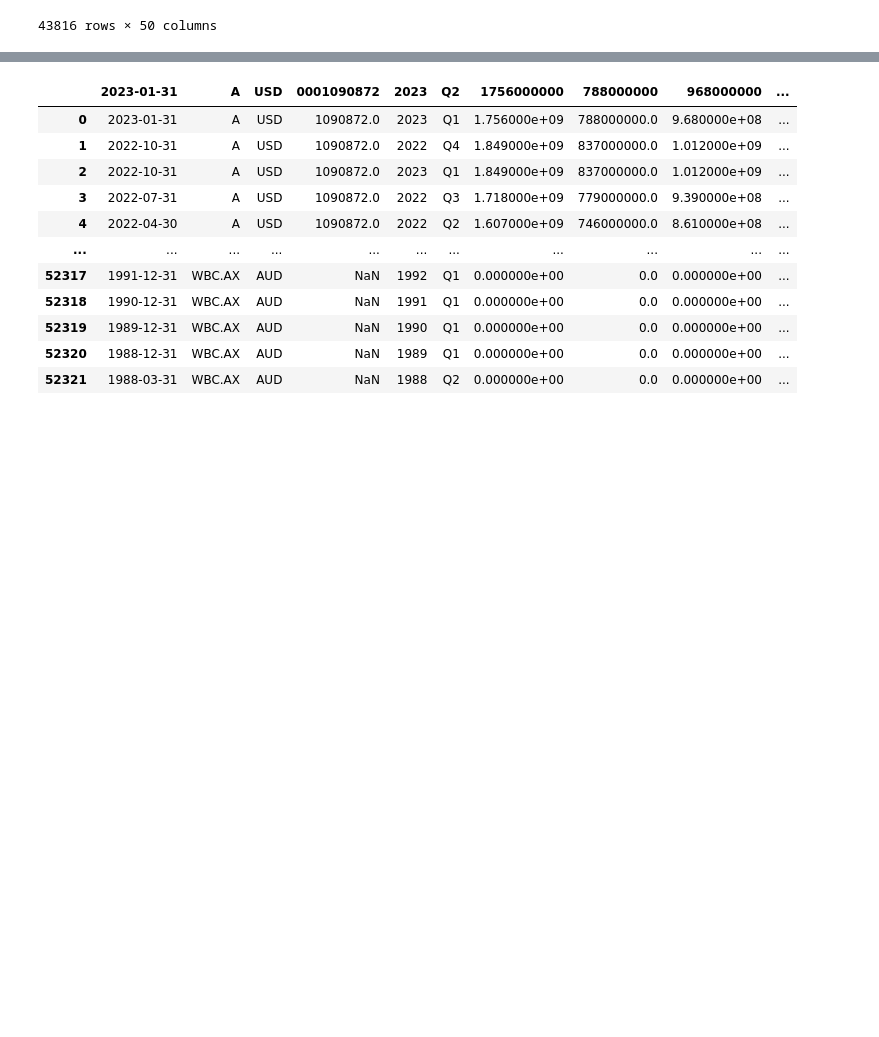
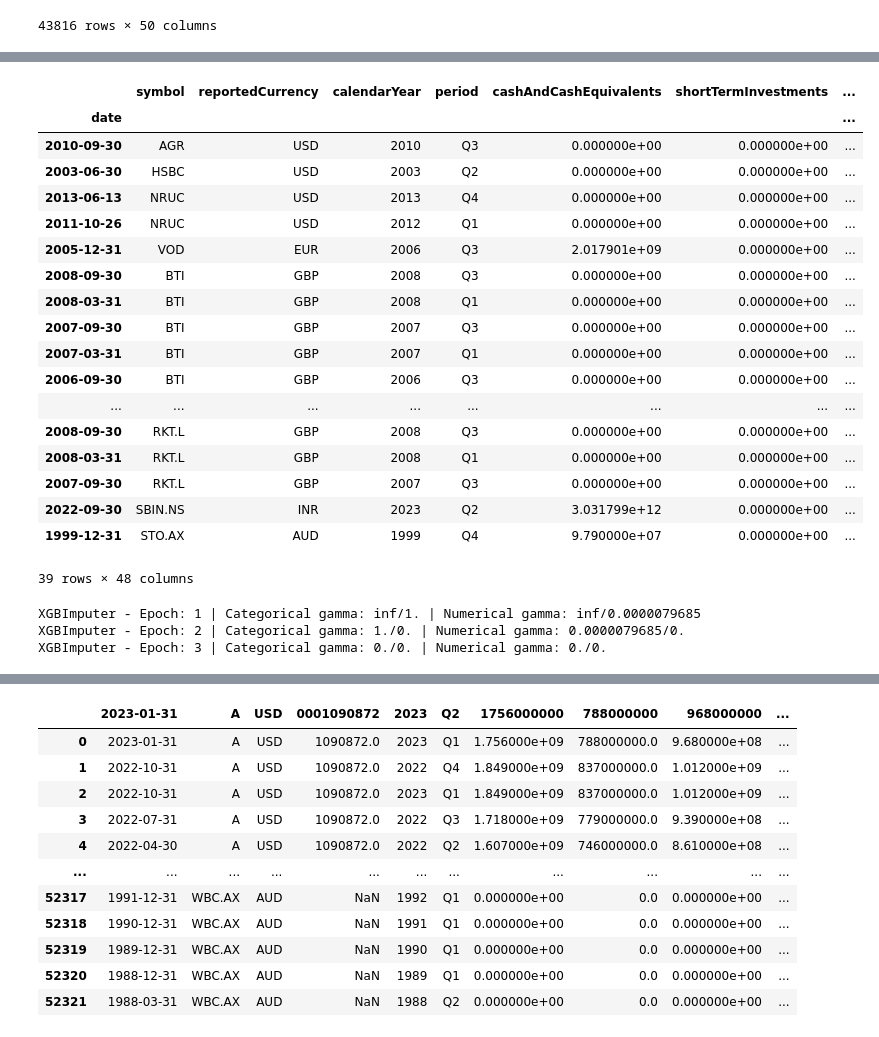
Before and after one commit to veeyuen/credit-spreads, a Jupyter notebook: build_dataframe.ipynb, the cells around one changed output, grey strips where cells are left out. Cells and saved outputs as stored; diff of their text form; code cells hidden in the pictures; blank space fills up the shorter version.

```diff
--- a/build_dataframe.ipynb
+++ b/build_dataframe.ipynb
@@ -381,0 +260,35 @@ ValueError: Input X contains infinity or a value too large for dtype('float64').
+# %%
+# Filter all rows with totalAssets equals zero
+
+balance_sheet_zero=balance_sheet.query("totalAssets == 0")
+
+balance_sheet_zero
+# %% [output]
+|  | symbol | reportedCurrency | calendarYear | period | cashAndCashEquivalents | shortTermInvestments | ... |
+| date |  |  |  |  |  |  | ... |
+| 2010-09-30 | AGR | USD | 2010 | Q3 | 0.000000e+00 | 0.000000e+00 | ... |
+| 2003-06-30 | HSBC | USD | 2003 | Q2 | 0.000000e+00 | 0.000000e+00 | ... |
+| 2013-06-13 | NRUC | USD | 2013 | Q4 | 0.000000e+00 | 0.000000e+00 | ... |
+| 2011-10-26 | NRUC | USD | 2012 | Q1 | 0.000000e+00 | 0.000000e+00 | ... |
+| 2005-12-31 | VOD | EUR | 2006 | Q3 | 2.017901e+09 | 0.000000e+00 | ... |
+| 2008-09-30 | BTI | GBP | 2008 | Q3 | 0.000000e+00 | 0.000000e+00 | ... |
+| 2008-03-31 | BTI | GBP | 2008 | Q1 | 0.000000e+00 | 0.000000e+00 | ... |
+| 2007-09-30 | BTI | GBP | 2007 | Q3 | 0.000000e+00 | 0.000000e+00 | ... |
+| 2007-03-31 | BTI | GBP | 2007 | Q1 | 0.000000e+00 | 0.000000e+00 | ... |
+| 2006-09-30 | BTI | GBP | 2006 | Q3 | 0.000000e+00 | 0.000000e+00 | ... |
+| ... | ... | ... | ... | ... | ... | ... | ... |
+| 2008-09-30 | RKT.L | GBP | 2008 | Q3 | 0.000000e+00 | 0.000000e+00 | ... |
+| 2008-03-31 | RKT.L | GBP | 2008 | Q1 | 0.000000e+00 | 0.000000e+00 | ... |
+| 2007-09-30 | RKT.L | GBP | 2007 | Q3 | 0.000000e+00 | 0.000000e+00 | ... |
+| 2022-09-30 | SBIN.NS | INR | 2023 | Q2 | 3.031799e+12 | 0.000000e+00 | ... |
+| 1999-12-31 | STO.AX | AUD | 1999 | Q4 | 9.790000e+07 | 0.000000e+00 | ... |
+39 rows × 48 columns
+# %%
+# Apply XGBImputer
+
+imputer = XGBImputer(categorical_features_index=[0,1,3], replace_categorical_values_back=False)
+X = imputer.fit_transform(balance_sheet)
+# %% [output]
+XGBImputer - Epoch: 1 | Categorical gamma: inf/1. | Numerical gamma: inf/0.0000079685
+XGBImputer - Epoch: 2 | Categorical gamma: 1./0. | Numerical gamma: 0.0000079685/0.
+XGBImputer - Epoch: 3 | Categorical gamma: 0./0. | Numerical gamma: 0./0.
```
Also changed, not shown: parts of 53 cells of this notebook.
